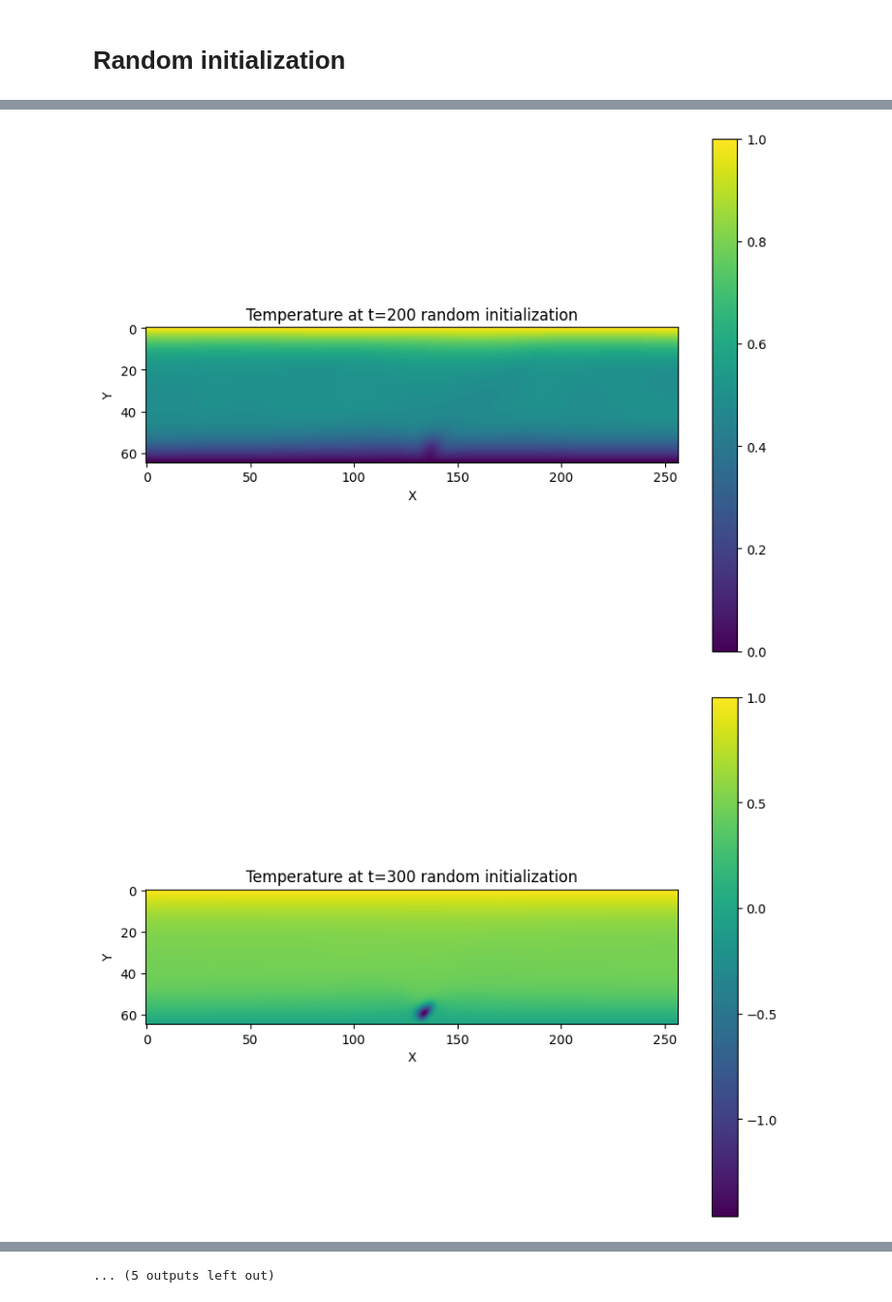
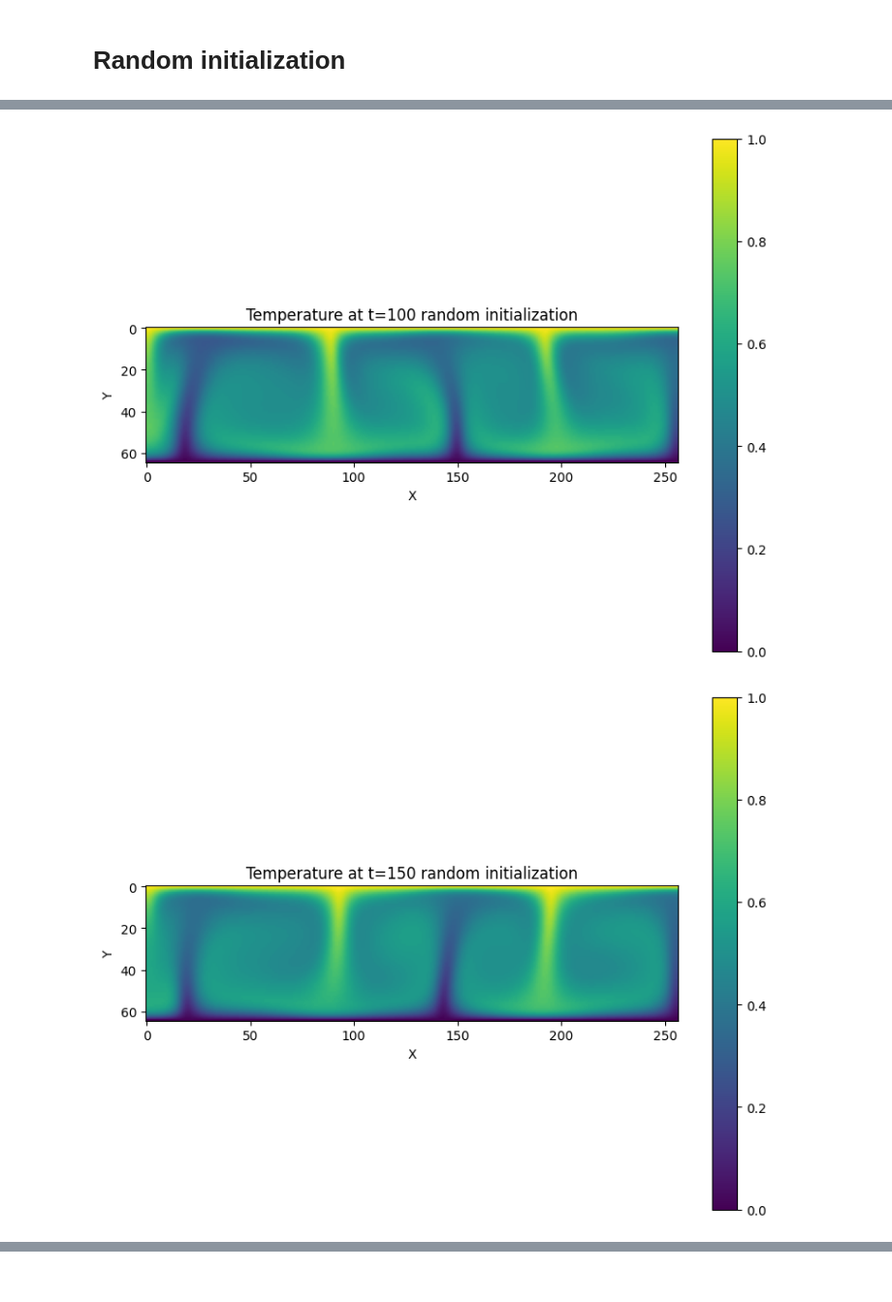
Before and after one commit to ClaasFil/metro_model_development, a Jupyter notebook: src/notbooks/week7.ipynb, the cells around one changed output, grey strips where cells are left out. Shown at 97% size. Drawn from its saved outputs; the diff is of its cells as text; code cells hidden in the pictures.

```diff
--- a/src/notbooks/week7.ipynb
+++ b/src/notbooks/week7.ipynb
@@ -137,7 +137,7 @@ We tried to follow the tasks as closely as possible and managed to avoid divergi
 T = read_and_reshape_temperature_csv('ex_7/T_cos.csv',nx, ny)
 
 # Iterate over every 10th frame
-for i in range(0, T.shape[0], 10):
-    plt_singel_frame(T[i], f'Temperature at t={i*10} cosine initialization', save=False, save_name=f'frame_{i}.png')
+for i in range(0, T.shape[0], 50):
+    plt_singel_frame(T[i], f'Temperature at t={i} cosine initialization', save=False, save_name=f'frame_{i}.png')
 # %% [output]
 [figure]
@@ -159,6 +150,6 @@ for i in range(0, T.shape[0], 10):
 T = read_and_reshape_temperature_csv('ex_7/T_rand.csv',nx, ny)
 
 # Iterate over every 10th frame
-for i in range(0, T.shape[0], 10):
-    plt_singel_frame(T[i], f'Temperature at t={i*10} random initialization', save=False, save_name=f'frame_{i}.png')
+for i in range(0, T.shape[0], 50):
+    plt_singel_frame(T[i], f'Temperature at t={i} random initialization', save=False, save_name=f'frame_{i}.png')
 # %% [output]
@@ -167,2 +158,2 @@ for i in range(0, T.shape[0], 10):
-[figure, old version]
+[figure, new version]
-[figure, old version]
+[figure, new version]
@@ -177 +161,0 @@ for i in range(0, T.shape[0], 10):
-... (5 outputs left out)
```
Also changed, not shown: parts of 2 cells of this notebook, 19 other files.
